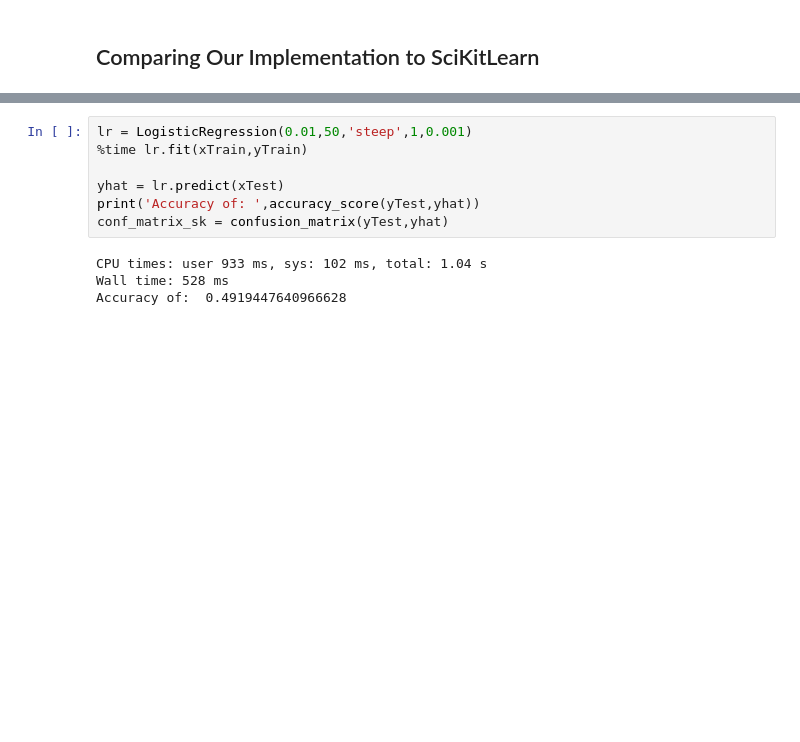
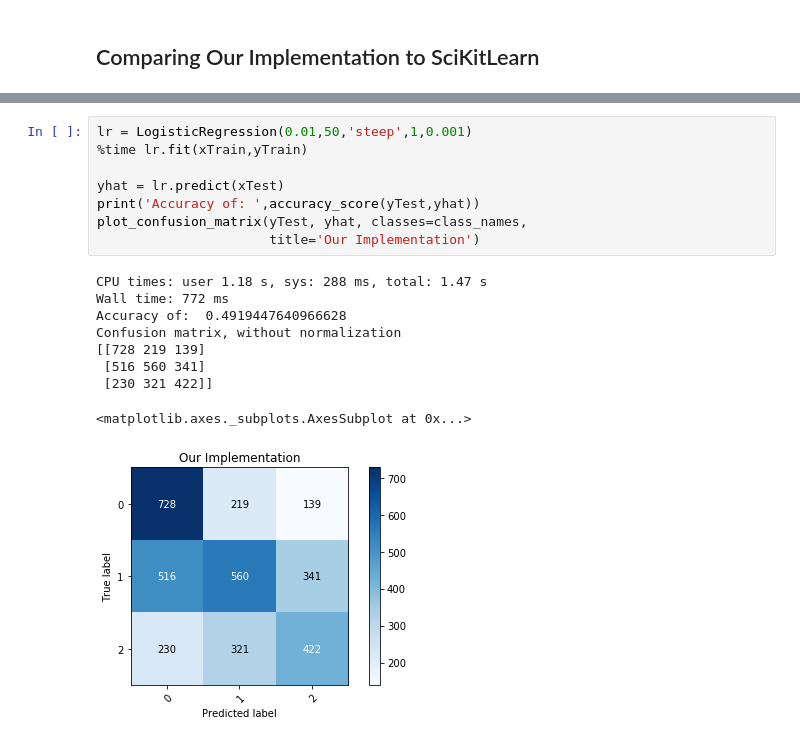
Before and after one commit to l1onh3art88/ml-lab2, a Jupyter notebook: lab3/lab3.ipynb, the cells around one changed output, grey strips where cells are left out. Drawn from its saved outputs; the diff is of its cells as text; blank space fills up the shorter version.

```diff
--- a/lab3/lab3.ipynb
+++ b/lab3/lab3.ipynb
@@ -787,11 +760,18 @@ TypeError: only integer scalar arrays can be converted to a scalar index
 # %%
 lr = LogisticRegression(0.01,50,'steep',1,0.001)
 %time lr.fit(xTrain,yTrain)
 
 yhat = lr.predict(xTest)
 print('Accuracy of: ',accuracy_score(yTest,yhat))
-conf_matrix_sk = confusion_matrix(yTest,yhat)
+plot_confusion_matrix(yTest, yhat, classes=class_names,
+                      title='Our Implementation')
 # %% [output]
-CPU times: user 933 ms, sys: 102 ms, total: 1.04 s
-Wall time: 528 ms
+CPU times: user 1.18 s, sys: 288 ms, total: 1.47 s
+Wall time: 772 ms
 Accuracy of:  0.4919447640966628
+Confusion matrix, without normalization
+[[728 219 139]
+ [516 560 341]
+ [230 321 422]]
+<matplotlib.axes._subplots.AxesSubplot at 0x...>
+[figure, added]
```
Also changed, not shown: parts of 10 cells of this notebook.
